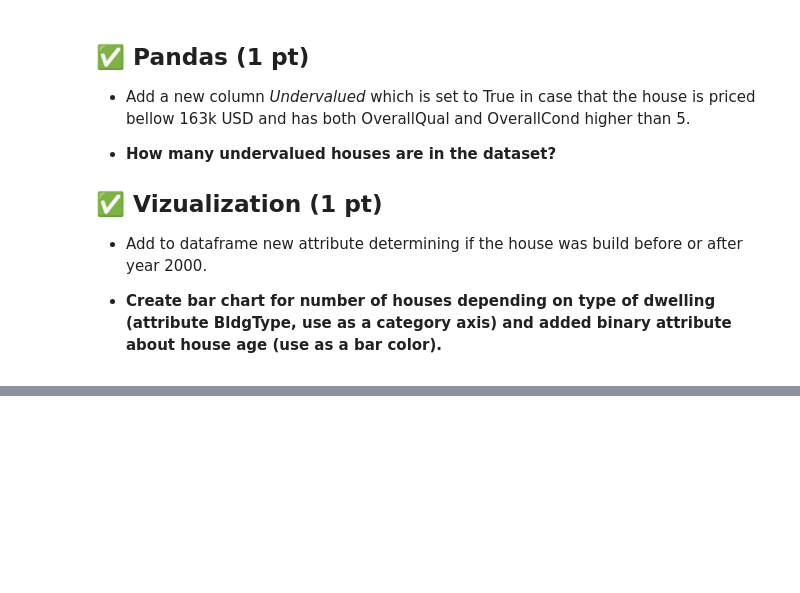
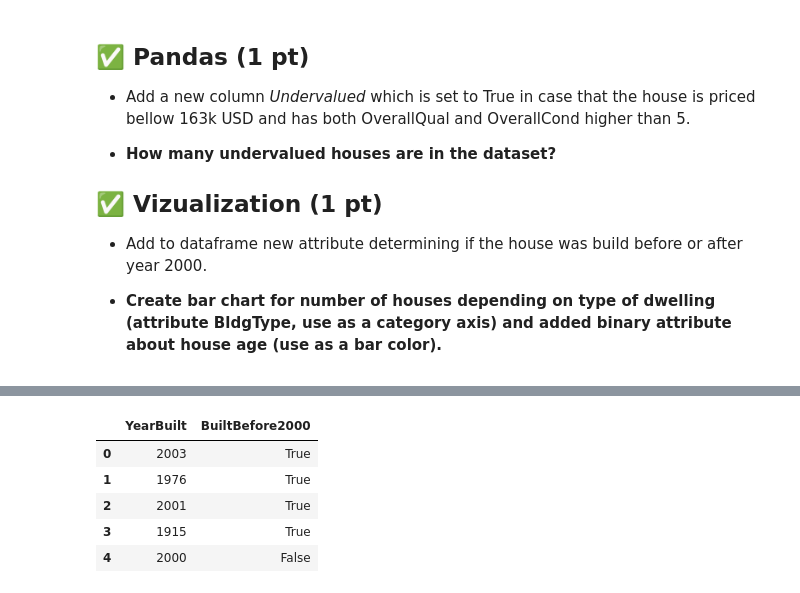
Before and after one commit to Sathya158/VSB-FEI-Fundamentals-of-Machine-Learning-Exercises, a Jupyter notebook: fml_01.ipynb, the cells around one changed output, grey strips where cells are left out. Drawn from its saved outputs; the diff is of its cells as text; code cells hidden in the pictures; blank space fills up the shorter version.

```diff
--- a/fml_01.ipynb
+++ b/fml_01.ipynb
@@ -652,0 +661,10 @@ display(sns.countplot(data=df, x='BldgType', hue='CentralAir', palette='Set1'))
+# %%
+df['BuiltBefore2000'] = (df['YearBuilt'] < 2000) | (df['YearBuilt'] > 2000)
+display(df[['YearBuilt', 'BuiltBefore2000']].head())
+# %% [output]
+|  | YearBuilt | BuiltBefore2000 |
+| 0 | 2003 | True |
+| 1 | 1976 | True |
+| 2 | 2001 | True |
+| 3 | 1915 | True |
+| 4 | 2000 | False |
```
Also changed, not shown: parts of 3 cells of this notebook.
